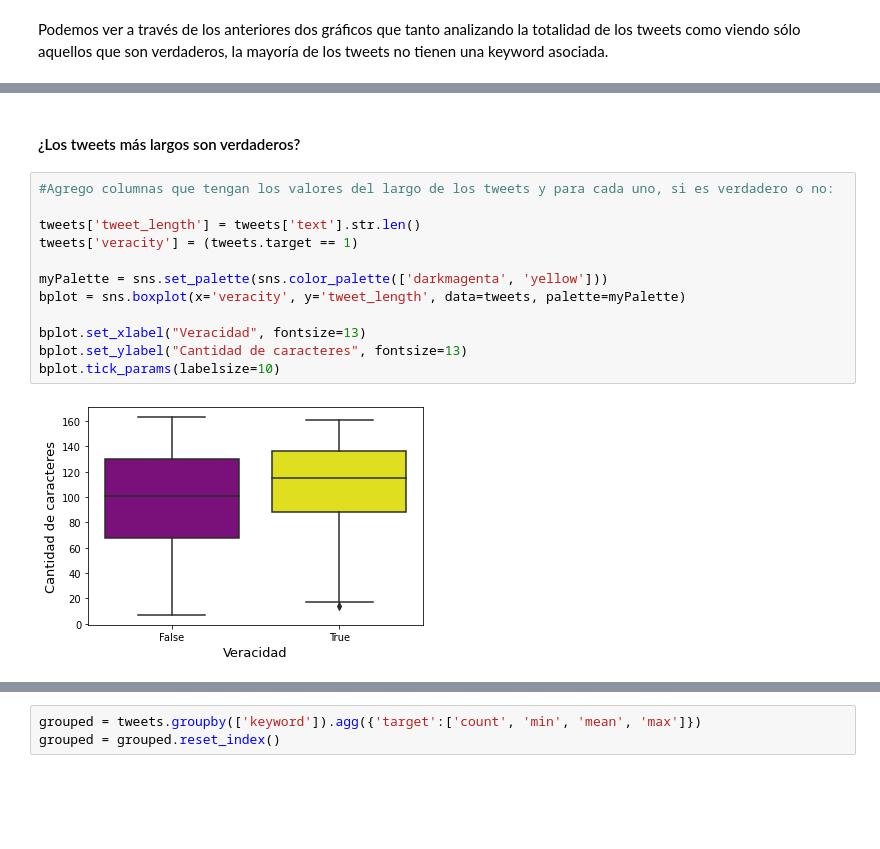
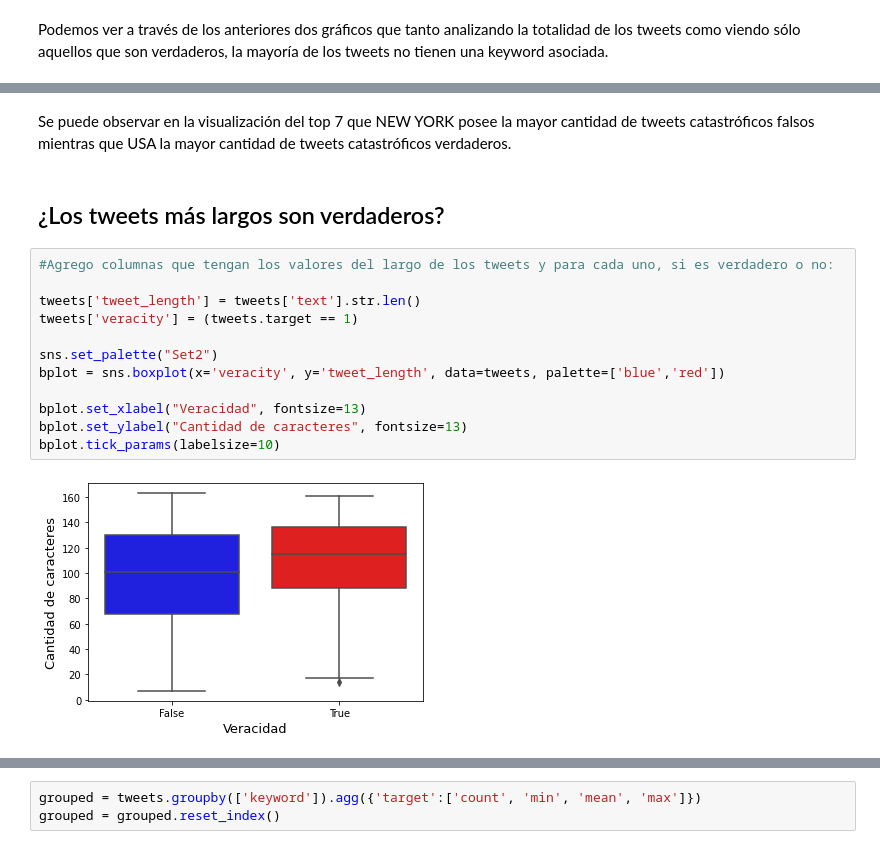
Before and after one commit to grettynazario/TP1-orgaDatos, a Jupyter notebook: TP1.ipynb, the cells around one changed output, grey strips where cells are left out. Drawn from its saved outputs; the diff is of its cells as text; blank space fills up the shorter version.

```diff
--- a/TP1.ipynb
+++ b/TP1.ipynb
@@ -141,19 +188,21 @@ plt.show()
+# %% [markdown]
+Se puede observar en la visualización del top 7  que NEW YORK posee la mayor cantidad de tweets catastróficos falsos mientras que USA la mayor cantidad de tweets catastróficos verdaderos.
 # %% [markdown]
-#### ¿Los tweets más largos son verdaderos?
+## ¿Los tweets más largos son verdaderos?
 # %%
 #Agrego columnas que tengan los valores del largo de los tweets y para cada uno, si es verdadero o no:
 
 tweets['tweet_length'] = tweets['text'].str.len()
 tweets['veracity'] = (tweets.target == 1)
 
-myPalette = sns.set_palette(sns.color_palette(['darkmagenta', 'yellow']))
-bplot = sns.boxplot(x='veracity', y='tweet_length', data=tweets, palette=myPalette)
+sns.set_palette("Set2")
+bplot = sns.boxplot(x='veracity', y='tweet_length', data=tweets, palette=['blue','red'])
 
 bplot.set_xlabel("Veracidad", fontsize=13)
 bplot.set_ylabel("Cantidad de caracteres", fontsize=13)
 bplot.tick_params(labelsize=10)
 # %% [output]
-[figure, old version]
+[figure, new version]
 # %%
 tweets['keyword'].describe()
 # %% [output]
```
Also changed, not shown: parts of 27 cells of this notebook.
